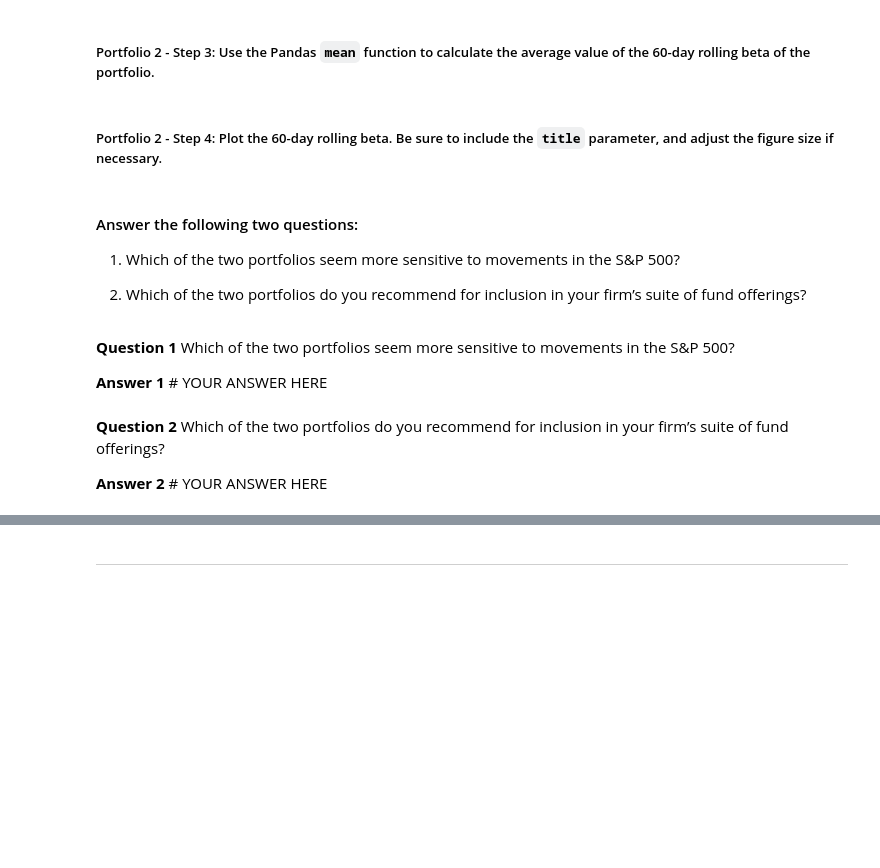
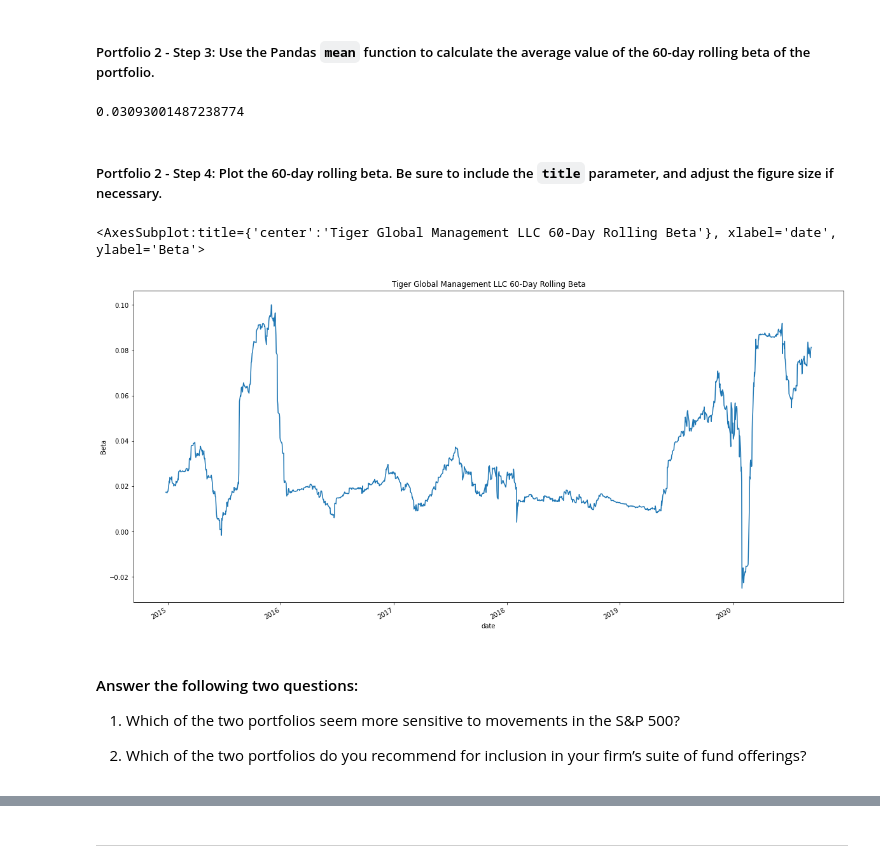
Before and after one commit to jpweldon/Module_4_Challenge, a Jupyter notebook: risk_return_analysis.ipynb, the cells around one changed output, grey strips where cells are left out. Cells and saved outputs as stored; diff of their text form; code cells hidden in the pictures; blank space fills up the shorter version.

Commit message:
Add Portfolio Diversification Analysis

```diff
--- a/risk_return_analysis.ipynb
+++ b/risk_return_analysis.ipynb
@@ -450,4 +482,5 @@ Your analysis is nearing completion. Now, you need to evaluate how the portfolio
 # %%
 # Calculate the covariance using a 60-day rolling window
 # Review the last five rows of the covariance data
-# YOUR CODE HERE
+covariance_tgm_market = daily_returns['TIGER GLOBAL MANAGEMENT LLC'].rolling(window=60).cov(daily_returns['S&P 500'].rolling(window=60))
+covariance_tgm_market.tail()
@@ -456,4 +497,5 @@ Your analysis is nearing completion. Now, you need to evaluate how the portfolio
 # %%
 # Calculate the beta based on the 60-day rolling covariance compared to the market (S&P 500)
 # Review the last five rows of the beta information
-# YOUR CODE HERE
+beta_tgm = covariance_tgm_market / variance_market
+beta_tgm.tail()
@@ -461,24 +511,21 @@ Your analysis is nearing completion. Now, you need to evaluate how the portfolio
 ##### Portfolio 2 - Step 3: Use the Pandas `mean` function to calculate the average value of the 60-day rolling beta of the portfolio.
 # %%
 # Calculate the average of the 60-day rolling beta
-# YOUR CODE HERE
+beta_tgm.mean()
+# %% [output]
+0.03093001487238774
 # %% [markdown]
 ##### Portfolio 2 - Step 4: Plot the 60-day rolling beta. Be sure to include the `title` parameter, and adjust the figure size if necessary.
 # %%
 # Plot the rolling beta
 # Include a title parameter and adjust the figure size
-# YOUR CODE HERE
+beta_tgm.plot(figsize=(20,10), title='Tiger Global Management LLC 60-Day Rolling Beta', ylabel='Beta')
+# %% [output]
+<AxesSubplot:title={'center':'Tiger Global Management LLC 60-Day Rolling Beta'}, xlabel='date', ylabel='Beta'>
+[figure, added]
 # %% [markdown]
 #### Answer the following two questions:
 
 1. Which of the two portfolios seem more sensitive to movements in the S&P 500?
 
 2. Which of the two portfolios do you recommend for inclusion in your firm’s suite of fund offerings?
-# %% [markdown]
-**Question 1** Which of the two portfolios seem more sensitive to movements in the S&P 500?
-
-**Answer 1** # YOUR ANSWER HERE
-# %% [markdown]
-**Question 2** Which of the two portfolios do you recommend for inclusion in your firm’s suite of fund offerings?
-
-**Answer 2** # YOUR ANSWER HERE
```
Also changed, not shown: parts of 12 cells of this notebook.
